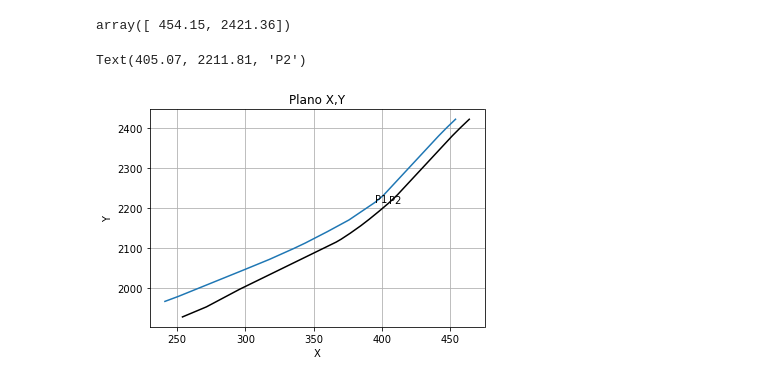
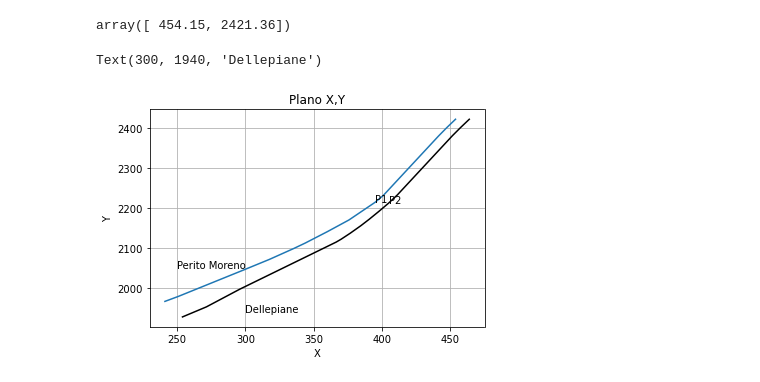
Before and after one commit to fedefiuba/Sumo_simulaciones, a Jupyter notebook: Simulacion_Autopista_25_5/Simulación_Plaza_Virreyes/Trayectoria_Autos/Código/Visualización_Datos_Sumo.ipynb, the cells around one changed output. Saved outputs shown, nothing was run; the diff lists cells and outputs as text; code cells hidden in the pictures.

```diff
--- a/Simulacion_Autopista_25_5/Simulación_Plaza_Virreyes/Trayectoria_Autos/Código/Visualización_Datos_Sumo.ipynb
+++ b/Simulacion_Autopista_25_5/Simulación_Plaza_Virreyes/Trayectoria_Autos/Código/Visualización_Datos_Sumo.ipynb
@@ -48,11 +48,13 @@ array([ 454.15, 2421.36])
 # %%
 plt.plot(X1[148:, 0], X1[148:, 1],X2[152:, 0], X2[152:, 1],'k')
 plt.title('Plano X,Y')
 plt.xlabel('X')
 plt.ylabel('Y')
 plt.grid()
 plt.text(395.05,2213.62,r"P1")
+plt.text(250,2050,r"Perito Moreno")
 plt.text(405.07,2211.81,r"P2")
+plt.text(300,1940,r"Dellepiane")
 # %% [output]
-Text(405.07, 2211.81, 'P2')
+Text(300, 1940, 'Dellepiane')
-[figure, old version]
+[figure, new version]
```
Also changed, not shown: 1 other file.
